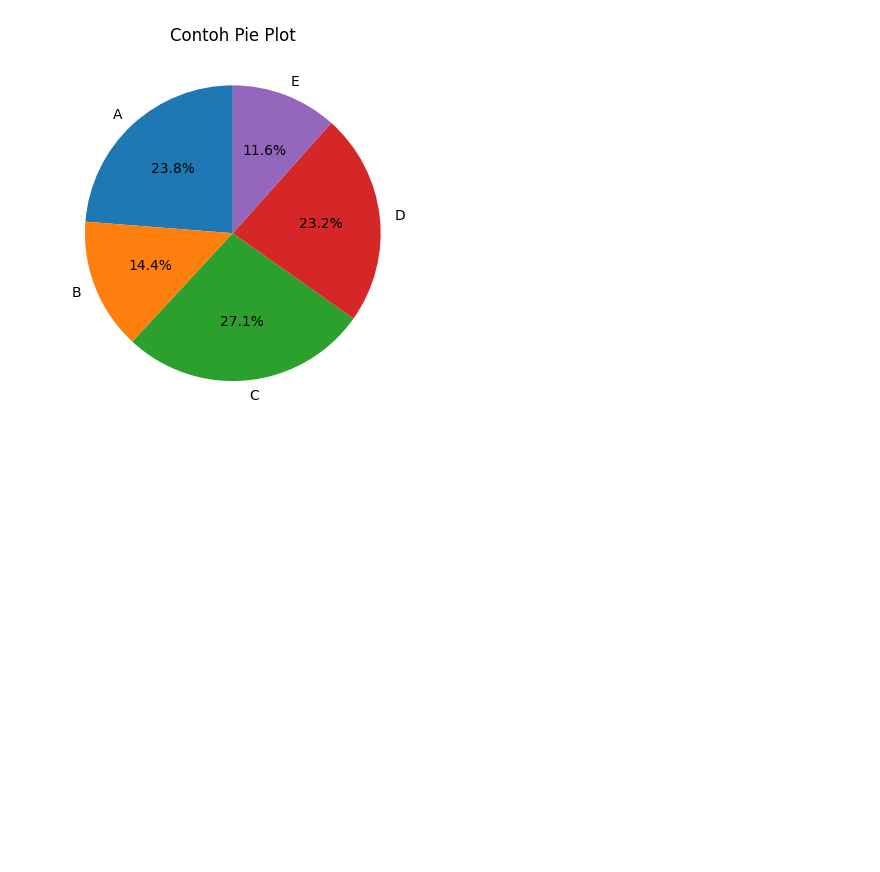
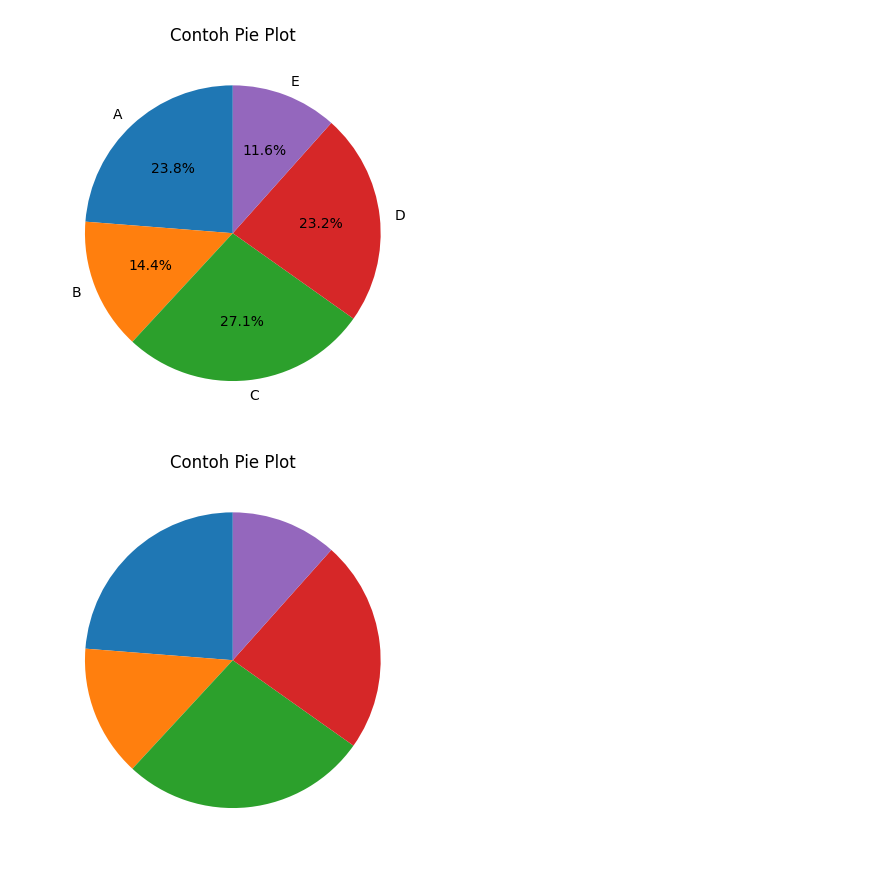
Before and after one commit to LatiefDataVisionary/matplotlib-with-indonesia-belajar, a Jupyter notebook: Matplotlib_06_Belajar_Pie_Plot_|_Pie_Chart.ipynb, the cells around one changed output. Cells and saved outputs as stored; diff of their text form; code cells hidden in the pictures; blank space fills up the shorter version.

Commit message:
Simple Pie Plot

```diff
--- a/Matplotlib_06_Belajar_Pie_Plot_|_Pie_Chart.ipynb
+++ b/Matplotlib_06_Belajar_Pie_Plot_|_Pie_Chart.ipynb
@@ -24,3 +24,13 @@ plt.title('Contoh Pie Plot')
 plt.show()
 # %% [output]
 [figure]
+# %%
+plt.pie(data,
+        # labels=kategori,
+        # autopct='%1.1f%%',
+        startangle=90)
+
+plt.title('Contoh Pie Plot')
+plt.show()
+# %% [output]
+[figure, added]
```
